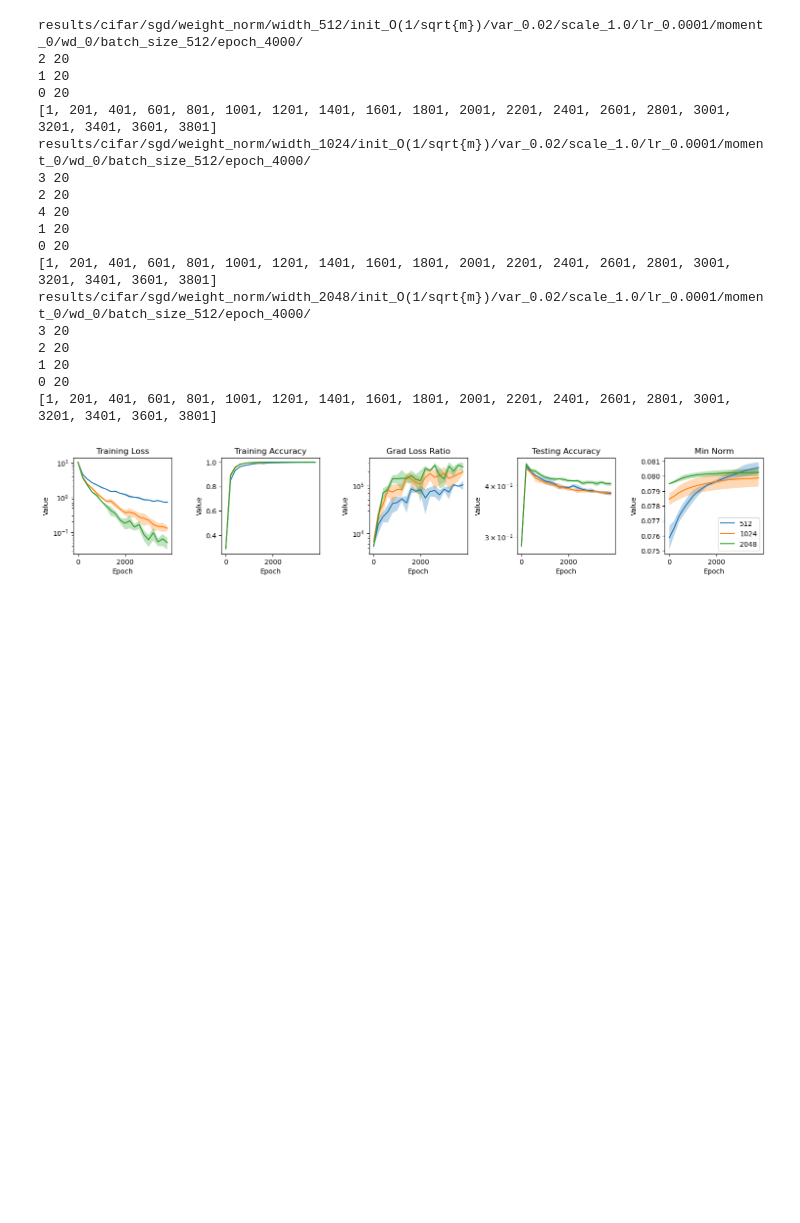
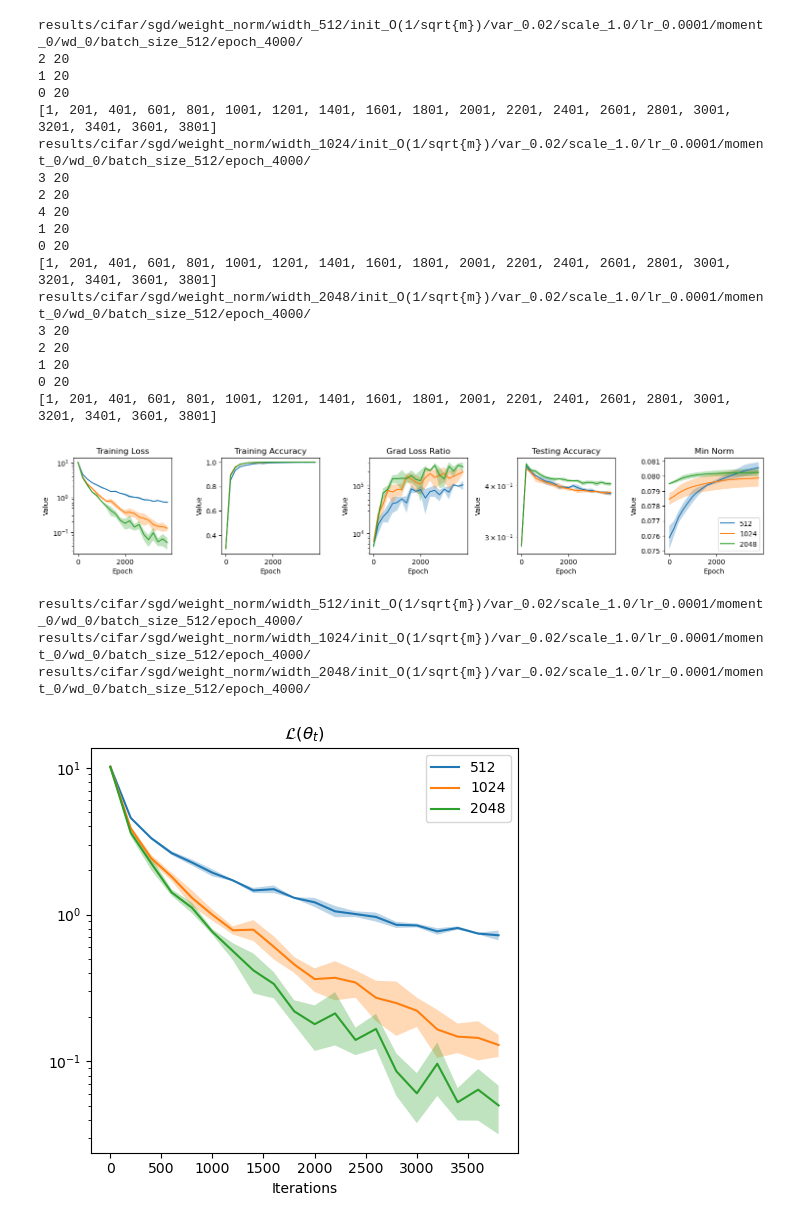
Before and after one commit to lucmonl/mlopt, a Jupyter notebook: notebook/weight_norm.ipynb, the cells around one changed output. Saved outputs shown, nothing was run; the diff lists cells and outputs as text; code cells hidden in the pictures; blank space fills up the shorter version.

```diff
--- a/notebook/weight_norm.ipynb
+++ b/notebook/weight_norm.ipynb
@@ -94,6 +94,7 @@ def plot_figures_widths(widths, model_params):
     plt.show()
 # %%
 import sys
+import os
 sys.path.append('..')
 from main import graphs
 import torch
@@ -103,18 +104,18 @@ import numpy as np
 
 loss_name = 'MSELoss'
 
-def get_lookup_directory(lr, dataset_name, opt_name, model_name, momentum, weight_decay, batch_size, **kwargs):
+def get_lookup_directory(lr, dataset_name, loss_name, opt_name, model_name, momentum, weight_decay, batch_size, **kwargs):
     results_dir = "results"
-    directory = f"{results_dir}/{dataset_name}/{opt_name}/{model_name}/"
+    directory = f"{results_dir}/{dataset_name}/{loss_name}/{opt_name}/{model_name}/"
     for key, value in kwargs.items():
         directory += f"{key}_{value}/"
     directory += f"lr_{lr}/moment_{momentum}/wd_{weight_decay}/batch_size_{batch_size}/"
     return directory
 
-def get_directory(lr, dataset_name, opt_name, model_name, momentum, weight_decay, batch_size, epochs, **kwargs):
+def get_directory(lr, dataset_name, loss_name, opt_name, model_name, momentum, weight_decay, batch_size, epochs, **kwargs):
     #results_dir = "results"
     #directory = f"{results_dir}/{model_name}/{dataset_name}/{opt_name}/lr_{lr}/wd_{weight_decay}/batch_size_{batch_size}/epoch_{epochs}/"
-    directory = get_lookup_directory(lr, dataset_name, opt_name, model_name, momentum, weight_decay, batch_size, **kwargs) + f"epoch_{epochs}/"
+    directory = get_lookup_directory(lr, dataset_name, loss_name, opt_name, model_name, momentum, weight_decay, batch_size, **kwargs) + f"epoch_{epochs}/"
     print(directory)
     return directory
 # %%
@@ -433,3 +435,50 @@ results/cifar/sgd/weight_norm/width_2048/init_O(1/sqrt{m})/var_0.02/scale_1.0/lr
 0 20
 [1, 201, 401, 601, 801, 1001, 1201, 1401, 1601, 1801, 2001, 2201, 2401, 2601, 2801, 3001, 3201, 3401, 3601, 3801]
 [figure]
+# %%
+widths = [512, 1024, 2048]
+lr, dataset_name, opt_name, momentum, weight_decay, batch_size, epochs = 0.0004, "cifar", "sgd", 0, 0, 512, 4000
+wn_width = 512
+model_name = "weight_norm"
+model_params = {}
+model_params[512] = {"width": 512, "init": "O(1/sqrt{m})", "var": 0.02, "scale": "1.0"}
+model_params[1024] = {"width": 1024, "init": "O(1/sqrt{m})", "var": 0.02, "scale": "1.0"}
+model_params[2048] = {"width": 2048, "init": "O(1/sqrt{m})", "var": 0.02, "scale": "1.0"}
+model_params[4096] = {"width": 4096, "init": "O(1/sqrt{m})", "var": 0.02, "scale": "1.0"}
+width_params = {}
+width_params[512] = {"lr": 1e-4}
+width_params[1024] = {"lr": 1e-4}
+width_params[2048] = {"lr": 1e-4}
+width_params[4096] = {"lr": 1e-4}
+
+
+plt.figure(figsize=(5,5))
+lines = []
+for width in widths:
+    model_param = model_params[width]
+    directory = get_directory(width_params[width]["lr"], dataset_name, opt_name, model_name, momentum, weight_decay, batch_size, epochs, **model_param)
+    run_dir = os.listdir(f'../{directory}')
+    prev_runs = [int(x.split("_")[-1]) for x in run_dir if x.startswith("run")]
+    loss_list, acc_list, grad_loss_ratio_list, test_acc_list, wn_norm_list = [], [], [],[],[]
+
+    for run in prev_runs:
+        with open(f'../{directory}run_{run}/train_graphs.pk', 'rb') as f:
+            train_graphs = pickle.load(f)
+            loss_list.append(train_graphs.loss)
+            cur_epochs = train_graphs.log_epochs
+
+    means = np.mean(np.array(loss_list), axis=0)
+    stds = np.std(np.array(loss_list), axis=0)
+    #plt.plot(x, means, label="Estimated Mean")
+    lines.append(plt.semilogy(cur_epochs, means)[0])
+    plt.fill_between(cur_epochs, means - stds, means + stds, alpha=0.3, label="Confidence Interval") # 1-sigma confidence interval
+plt.title(r'$\mathcal{L}(\theta_t)$')
+plt.xlabel('Iterations')
+plt.legend(lines, widths)
+plt.tight_layout()
+plt.savefig("../plots/weight_norm/loss_cifar10_sgd.pdf")
+# %% [output]
+results/cifar/sgd/weight_norm/width_512/init_O(1/sqrt{m})/var_0.02/scale_1.0/lr_0.0001/moment_0/wd_0/batch_size_512/epoch_4000/
+results/cifar/sgd/weight_norm/width_1024/init_O(1/sqrt{m})/var_0.02/scale_1.0/lr_0.0001/moment_0/wd_0/batch_size_512/epoch_4000/
+results/cifar/sgd/weight_norm/width_2048/init_O(1/sqrt{m})/var_0.02/scale_1.0/lr_0.0001/moment_0/wd_0/batch_size_512/epoch_4000/
+[figure, added]
```
Also changed, not shown: parts of 4 cells of this notebook, 8 other files.
